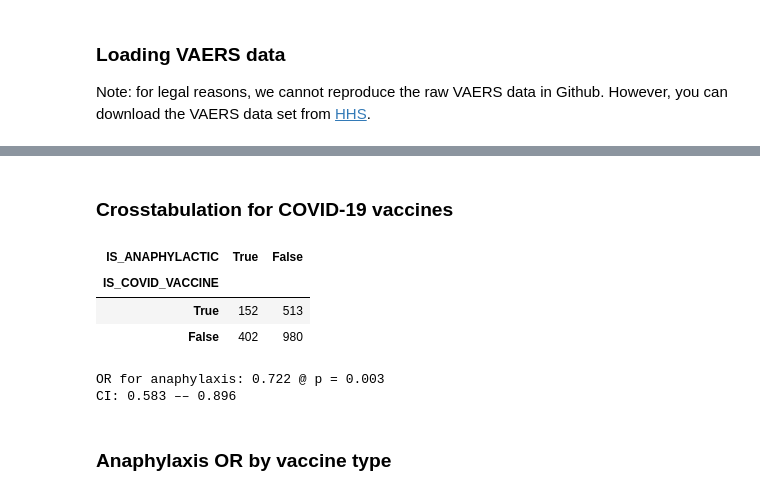
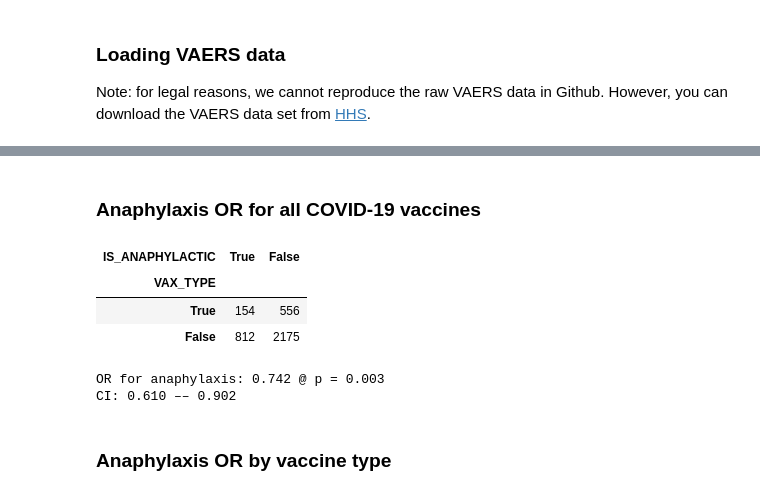
Before and after one commit to chrisvoncsefalvay/covid-19-vaccine-anaphylaxis, a Jupyter notebook: src/Case-control study of anaphylactic events reported in relation to the COVID-19 vaccine.ipynb, the cells around one changed output, grey strips where cells are left out. Cells and saved outputs as stored; diff of their text form; code cells hidden in the pictures.

```diff
--- a/src/Case-control study of anaphylactic events reported in relation to the COVID-19 vaccine.ipynb
+++ b/src/Case-control study of anaphylactic events reported in relation to the COVID-19 vaccine.ipynb
@@ -54,5 +54,9 @@ for filename in tqdm(vaccine_files):
     vax_frames.append(df)
 
 vax = pd.concat(vax_frames, axis=0, ignore_index=True)[["VAERS_ID", "VAX_TYPE", "VAX_DOSE_SERIES", "VAX_NAME"]]
+
+# Discard unknown vaccines
+vax = vax[vax.VAX_TYPE != "UNK"]
+
 vax["IS_COVID_VACCINE"] = vax["VAX_TYPE"] == "COVID19"
 # %% [output]
@@ -113,8 +117,10 @@ Wall time: 929 ms
 # %%
-data = recipients[["VAERS_ID", "AGE_YRS", "SEX", "ALLERGIES"]].merge(symptoms, left_on="VAERS_ID", right_index=True, how="inner").merge(vax, how="inner")
+data = recipients[["VAERS_ID", "AGE_YRS", "SEX", "ALLERGIES", "HISTORY"]].merge(symptoms, left_on="VAERS_ID", right_index=True, how="inner").merge(vax, how="inner")
 data.index = data.VAERS_ID
 # %%
 %%time
 
-pd.crosstab(data.IS_COVID_VACCINE, data.IS_ANAPHYLACTIC).sort_index(ascending=False).sort_index(axis=1, ascending=False)
+df = data[["VAERS_ID", "AGE_YRS", "SEX", "IS_ANAPHYLACTIC", "IS_COVID_VACCINE"]].dropna()
+
+pd.crosstab(df.IS_COVID_VACCINE, df.IS_ANAPHYLACTIC).sort_index(ascending=False).sort_index(axis=1, ascending=False)
 # %% [output]
@@ -182,19 +188,21 @@ Wall time: 7.06 ms
+# %%
+df = m.matched_data[m.matched_data.VAERS_ID.isin(df.VAERS_ID)].merge(vax[["VAERS_ID", "VAX_TYPE"]])
 # %% [markdown]
-### Crosstabulation for COVID-19 vaccines
+### Anaphylaxis OR for all COVID-19 vaccines
 # %%
-pd.crosstab(m.matched_data.IS_COVID_VACCINE, m.matched_data.IS_ANAPHYLACTIC).rename(columns={0: False, 1: True}).sort_index(ascending=False).sort_index(axis=1, ascending=False)
+pd.crosstab(df.VAX_TYPE == "COVID19", df.IS_ANAPHYLACTIC).rename(columns={0: False, 1: True}).sort_index(ascending=False).sort_index(axis=1, ascending=False)
 # %% [output]
 | IS_ANAPHYLACTIC | True | False |
-| IS_COVID_VACCINE |  |  |
-| True | 152 | 513 |
-| False | 402 | 980 |
+| VAX_TYPE |  |  |
+| True | 154 | 556 |
+| False | 812 | 2175 |
 # %%
-contingency_table = sm.stats.Table2x2(pd.crosstab(m.matched_data.IS_COVID_VACCINE, m.matched_data.IS_ANAPHYLACTIC).rename(columns={0: False, 1: True}).sort_index(ascending=False).sort_index(axis=1, ascending=False))
+contingency_table = sm.stats.Table2x2(pd.crosstab(df.VAX_TYPE == "COVID19", df.IS_ANAPHYLACTIC).rename(columns={0: False, 1: True}).sort_index(ascending=False).sort_index(axis=1, ascending=False))
 
 print(f"OR for anaphylaxis: {contingency_table.oddsratio:.3f} @ p = {contingency_table.oddsratio_pvalue():.3f}")
 print(f"CI: {contingency_table.oddsratio_confint()[0]:.3f} –– {contingency_table.oddsratio_confint()[1]:.3f}")
 # %% [output]
-OR for anaphylaxis: 0.722 @ p = 0.003
-CI: 0.583 –– 0.896
+OR for anaphylaxis: 0.742 @ p = 0.003
+CI: 0.610 –– 0.902
 # %% [markdown]
 ### Anaphylaxis OR by vaccine type
```
Also changed, not shown: parts of 25 cells of this notebook, 6 other files.
